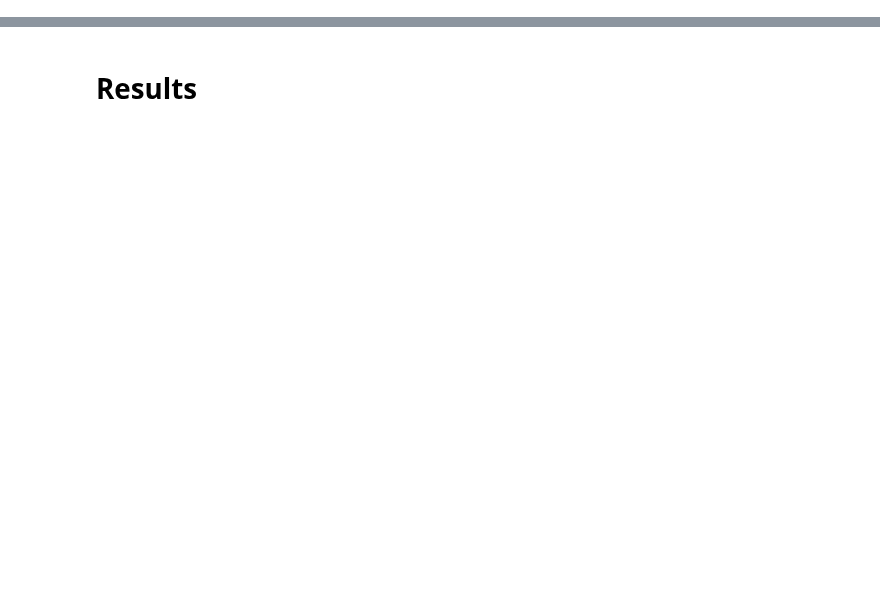
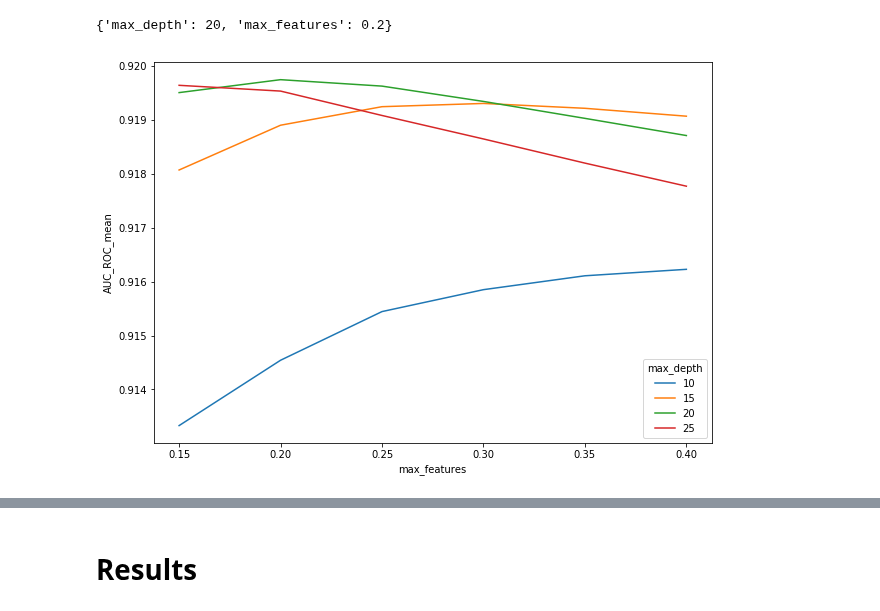
Before and after one commit to shane-kercheval/udacity, a Jupyter notebook: data_scientist_nanodegree/projects/p1_charityml/custom/RandomForest_tuning_oo-learning.ipynb, the cells around one changed output, grey strips where cells are left out. Cells and saved outputs as stored; diff of their text form; code cells hidden in the pictures; blank space fills up the shorter version.

```diff
--- a/data_scientist_nanodegree/projects/p1_charityml/custom/RandomForest_tuning_oo-learning.ipynb
+++ b/data_scientist_nanodegree/projects/p1_charityml/custom/RandomForest_tuning_oo-learning.ipynb
@@ -149,3 +178,15 @@ params_dict
+# %%
+tuner.results.best_hyper_params
+# %% [output]
+{'max_depth': 20, 'max_features': 0.2}
+# %%
+tuner.results.plot_hyper_params_profile(metric=oo.Metric.AUC_ROC,
+                                        x_axis='max_features',
+                                        line='max_depth',
+#                                        grid='min_samples_split'
+                                       )
+# %% [output]
+[figure, added]
 # %%
 tuner.results.plot_hyper_params_profile(metric=oo.Metric.AUC_ROC,
                                         x_axis='max_depth',
```
Also changed, not shown: parts of 37 cells of this notebook, 8 other files.
